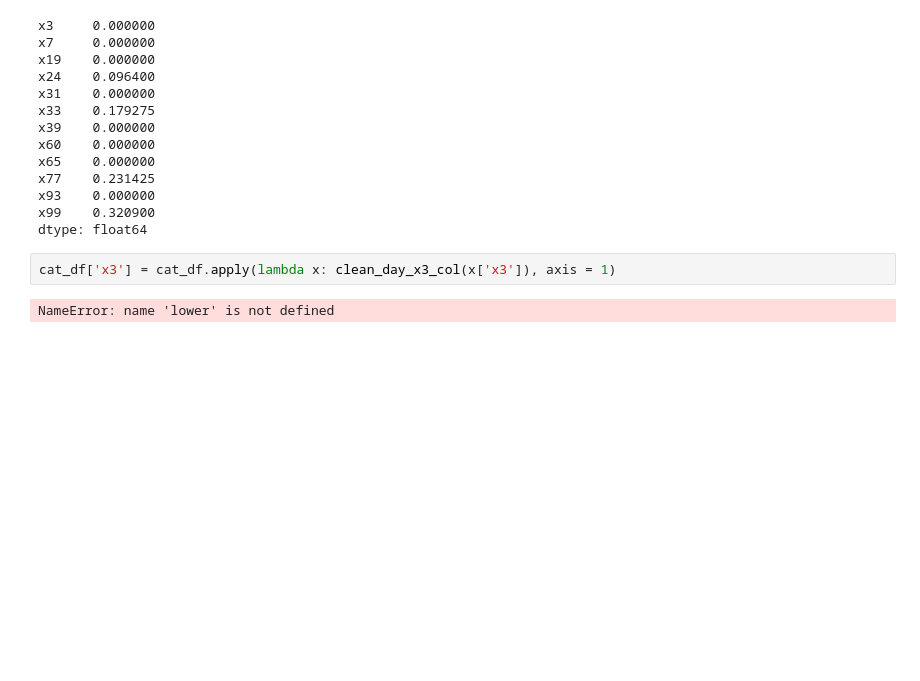
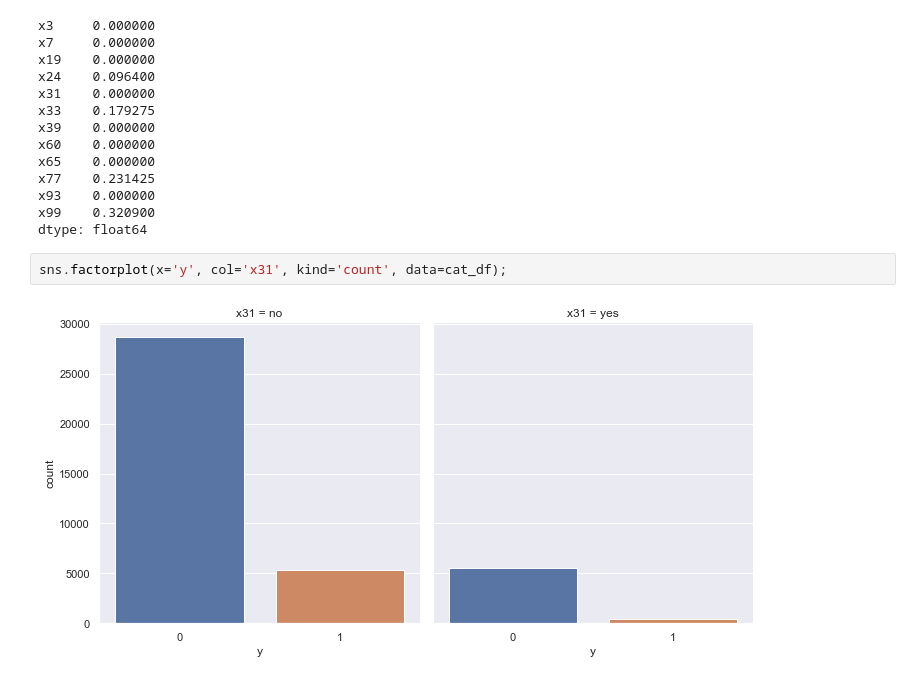
Before and after one commit to nghitrampham/data_assessments, a Jupyter notebook: statefarm/EDA.ipynb, the cells around one changed output. Saved outputs shown, nothing was run; the diff lists cells and outputs as text; blank space fills up the shorter version.

```diff
--- a/statefarm/EDA.ipynb
+++ b/statefarm/EDA.ipynb
@@ -124,7 +189,7 @@ x77    0.231425
 x93    0.000000
 x99    0.320900
 dtype: float64
-# %%
-cat_df['x3'] = cat_df.apply(lambda x: clean_day_x3_col(x['x3']), axis = 1)
-# %% [output]
-NameError: name 'lower' is not defined
+# %%
+sns.factorplot(x='y', col='x31', kind='count', data=cat_df);
+# %% [output]
+[figure, added]
```
Also changed, not shown: parts of 25 cells of this notebook.
